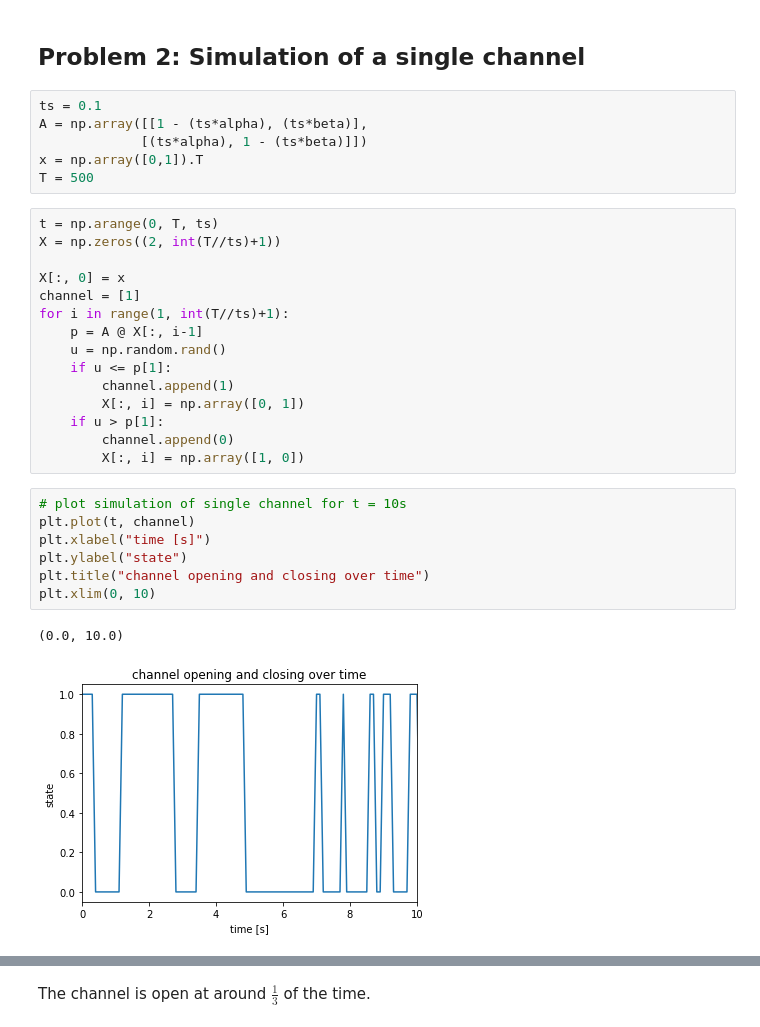
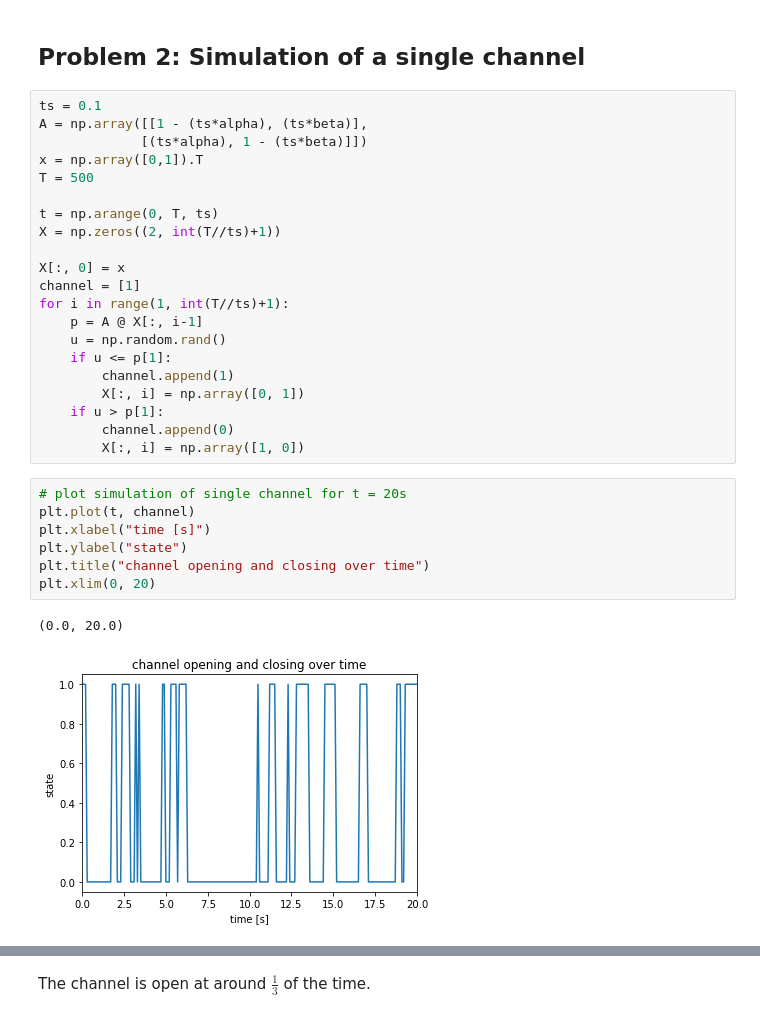
Before and after one commit to katjakleespies/mnn-exercises, a Jupyter notebook: CN_sheet_2/02_exercises_katja.ipynb, the cells around one changed output, grey strips where cells are left out. Drawn from its saved outputs; the diff is of its cells as text.

```diff
--- a/CN_sheet_2/02_exercises_katja.ipynb
+++ b/CN_sheet_2/02_exercises_katja.ipynb
@@ -22,13 +22,13 @@ Stochastic matrix:
  [0.1 0.8]]
 # %% [markdown]
 ## Problem 2: Simulation of a single channel ##
-# %%
-ts = 0.1
-A = np.array([[1 - (ts*alpha), (ts*beta)],
-             [(ts*alpha), 1 - (ts*beta)]])
-x = np.array([0,1]).T
-T = 500
 # %%
+ts = 0.1
+A = np.array([[1 - (ts*alpha), (ts*beta)],
+             [(ts*alpha), 1 - (ts*beta)]])
+x = np.array([0,1]).T
+T = 500
+
 t = np.arange(0, T, ts)
 X = np.zeros((2, int(T//ts)+1))
 
@@ -44,15 +44,15 @@ for i in range(1, int(T//ts)+1):
         channel.append(0)
         X[:, i] = np.array([1, 0])
 # %%
-# plot simulation of single channel for t = 10s
+# plot simulation of single channel for t = 20s
 plt.plot(t, channel)
 plt.xlabel("time [s]")
 plt.ylabel("state")
 plt.title("channel opening and closing over time")
-plt.xlim(0, 10)
+plt.xlim(0, 20)
 # %% [output]
-(0.0, 10.0)
+(0.0, 20.0)
-[figure, old version]
+[figure, new version]
 # %%
 print("Mean open rate:", np.mean(channel)) # mean open rate
 # %% [output]
```
Also changed, not shown: parts of 6 cells of this notebook, 1 other file.
